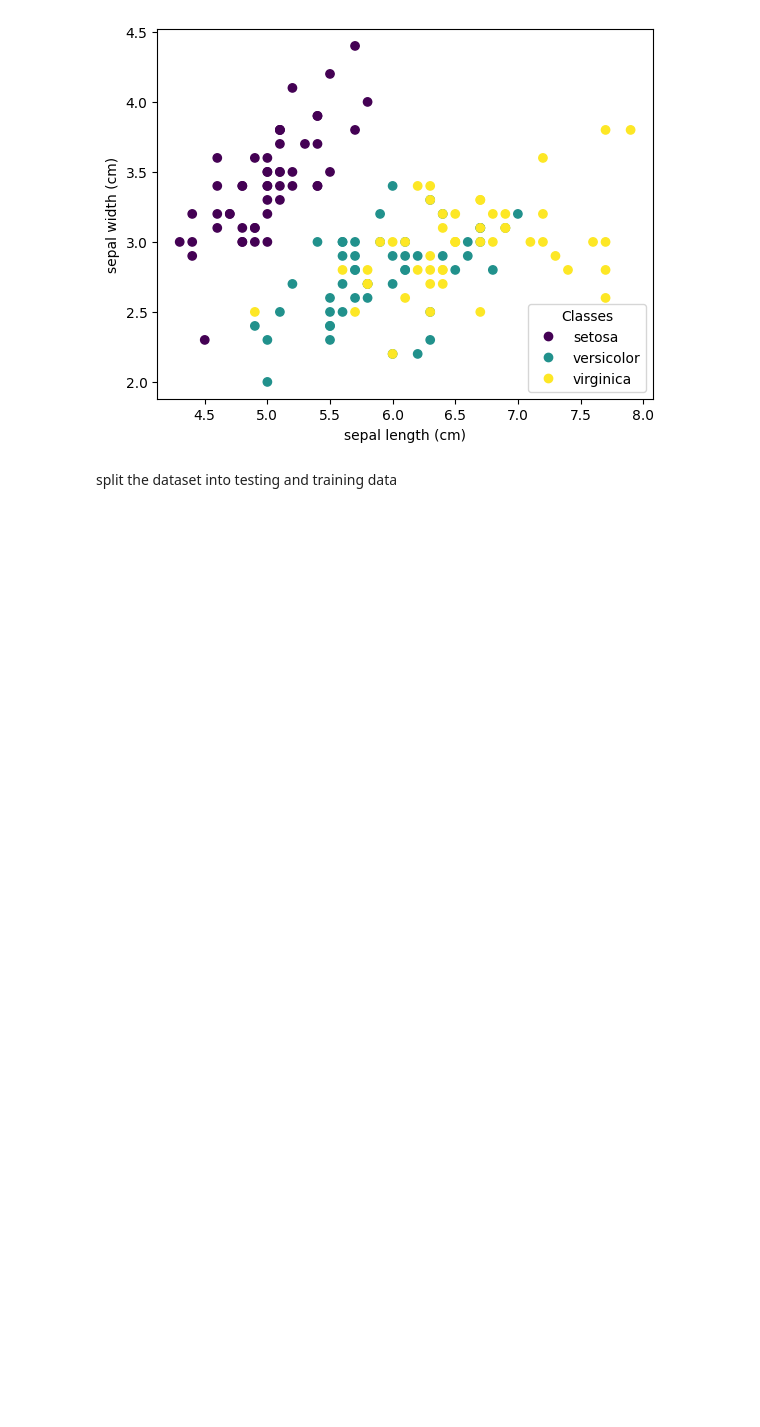
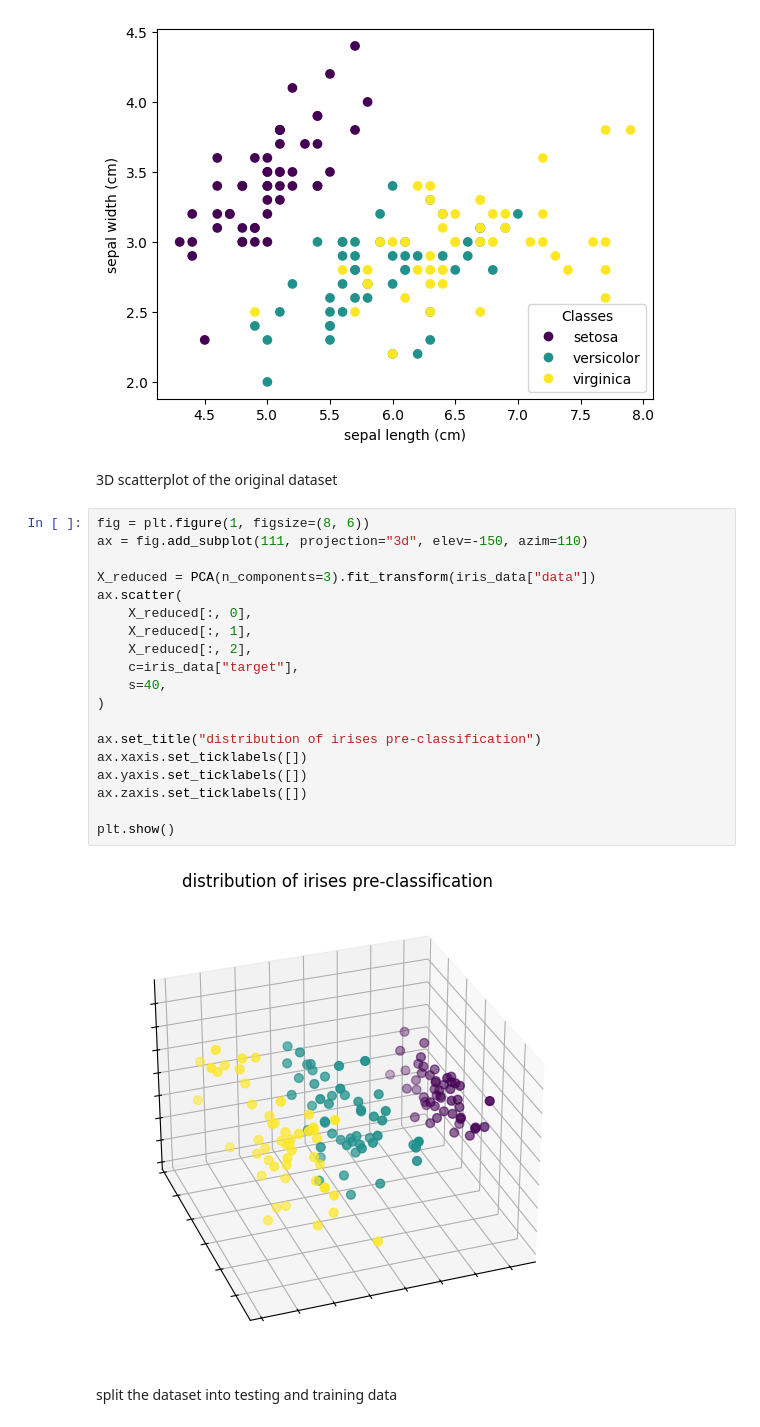
Before and after one commit to fletxcher/iris_nn, a Jupyter notebook: iris_data.ipynb, the cells around one changed output. Cells and saved outputs as stored; diff of their text form; blank space fills up the shorter version.

```diff
--- a/iris_data.ipynb
+++ b/iris_data.ipynb
@@ -55,6 +56,29 @@ _ = ax.legend(
 )
 # %% [output]
 [figure]
+# %% [markdown]
+3D scatterplot of the original dataset
+# %%
+fig = plt.figure(1, figsize=(8, 6))
+ax = fig.add_subplot(111, projection="3d", elev=-150, azim=110)
+
+X_reduced = PCA(n_components=3).fit_transform(iris_data["data"])
+ax.scatter(
+    X_reduced[:, 0],
+    X_reduced[:, 1],
+    X_reduced[:, 2],
+    c=iris_data["target"],
+    s=40,
+)
+
+ax.set_title("distribution of irises pre-classification")
+ax.xaxis.set_ticklabels([])
+ax.yaxis.set_ticklabels([])
+ax.zaxis.set_ticklabels([])
+
+plt.show()
+# %% [output]
+[figure, added]
 # %% [markdown]
 split the dataset into testing and training data
 # %%
```
Also changed, not shown: parts of 4 cells of this notebook.
